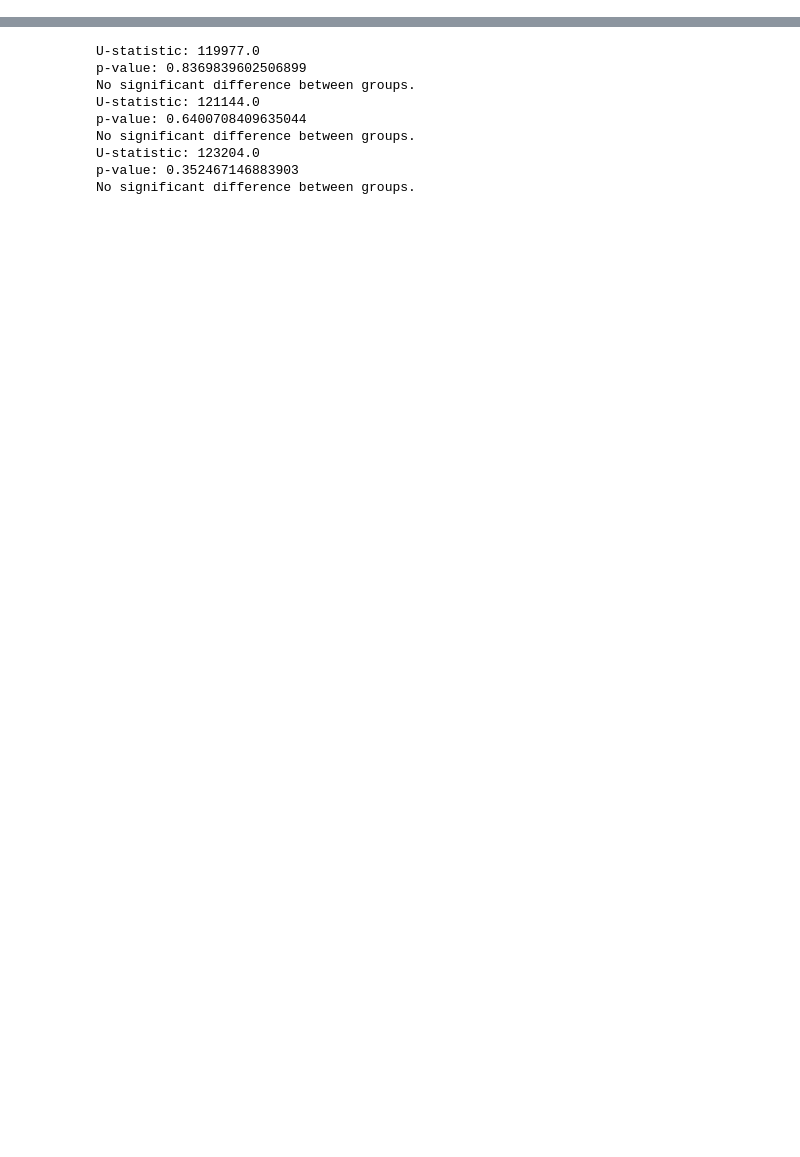
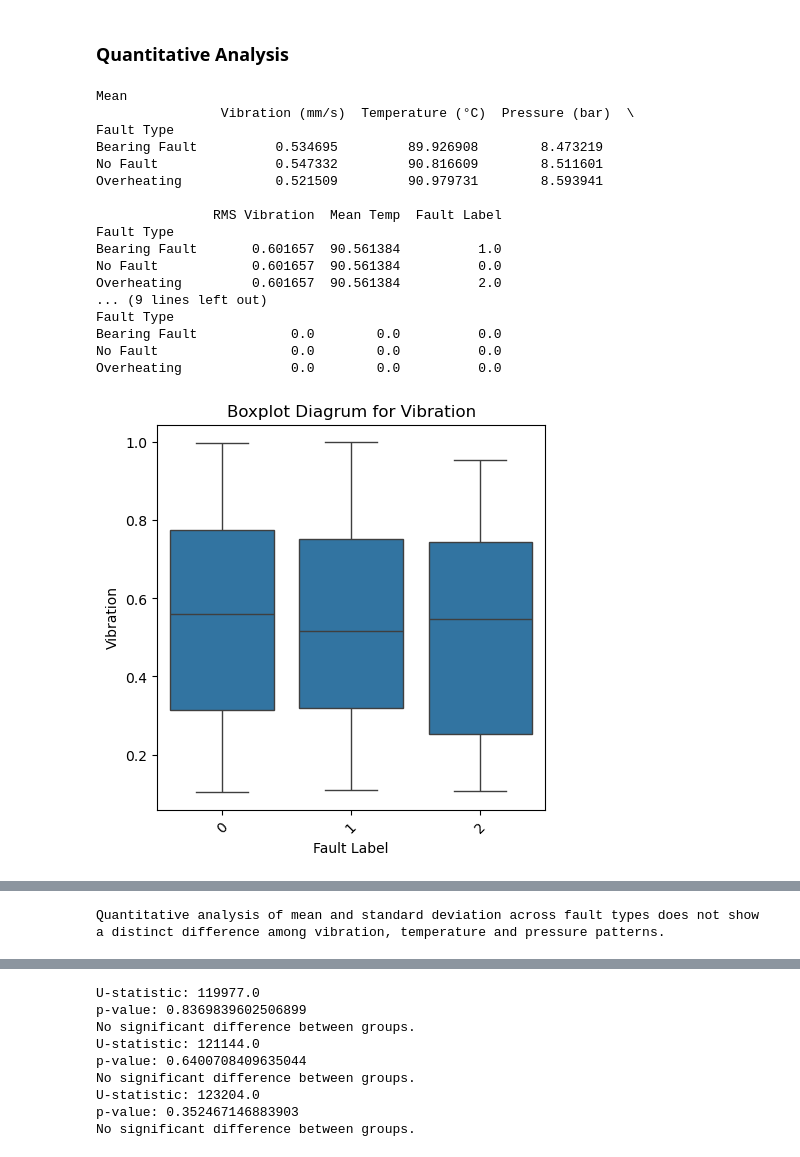
Before and after one commit to Lakshan15308/AppliedMLProject, a Jupyter notebook: AML_project.ipynb, the cells around one changed output, grey strips where cells are left out. Saved outputs shown, nothing was run; the diff lists cells and outputs as text; code cells hidden in the pictures; blank space fills up the shorter version.

```diff
--- a/AML_project.ipynb
+++ b/AML_project.ipynb
@@ -99,0 +170,57 @@ plt.show()
+# %% [markdown]
+### **Quantitative Analysis**
+# %%
+## Quantitative Analysis
+
+## Mean
+print("Mean \n", df.groupby('Fault Type').mean())
+
+print("----------------------------------------------------------------------------------------------------------------------------------------------")
+
+## Standard Deviation
+print("Standard Deviation \n", df.groupby('Fault Type').std())
+
+# The mean and standard deviation values further support understanding how features behave across different classes.
+plt.figure(figsize=(5,5))
+sns.boxplot(y='Vibration (mm/s)', x='Fault Label', data=pair_df2)
+plt.title("Boxplot Diagrum for Vibration")
+plt.ylabel("Vibration")
+plt.xlabel("Fault Label")
+plt.xticks(rotation=45)
+
+plt.show()
+
+sns.boxplot(y='Temperature (°C)', x='Fault Label', data=pair_df2)
+plt.title("Boxplot Diagrum for Temperature (°C)")
+plt.ylabel("Temperature (°C)")
+plt.xlabel("Fault Label")
+plt.xticks(rotation=45)
+plt.show()
+
+sns.boxplot(y='Pressure (bar)', x='Fault Label', data=pair_df2)
+plt.title("Boxplot Diagrum for Pressure")
+plt.ylabel("Pressure (bar)")
+plt.xlabel("Fault Label")
+plt.xticks(rotation=45)
+plt.show()
+
+print("Quantitative analysis of mean and standard deviation across fault types does not show a distinct difference among vibration, temperature and pressure patterns.")
+# %% [output]
+Mean
+                Vibration (mm/s)  Temperature (°C)  Pressure (bar)  \
+Fault Type
+Bearing Fault          0.534695         89.926908        8.473219
+No Fault               0.547332         90.816609        8.511601
+Overheating            0.521509         90.979731        8.593941
+
+               RMS Vibration  Mean Temp  Fault Label
+Fault Type
+Bearing Fault       0.601657  90.561384          1.0
+No Fault            0.601657  90.561384          0.0
+Overheating         0.601657  90.561384          2.0
+... (9 lines left out)
+Fault Type
+Bearing Fault            0.0        0.0          0.0
+No Fault                 0.0        0.0          0.0
+Overheating              0.0        0.0          0.0
+[figure, added]
@@ -100 +229,2 @@ plt.show()
+Quantitative analysis of mean and standard deviation across fault types does not show a distinct difference among vibration, temperature and pressure patterns.
 # %%
```
Also changed, not shown: parts of 32 cells of this notebook, 1 other file.
